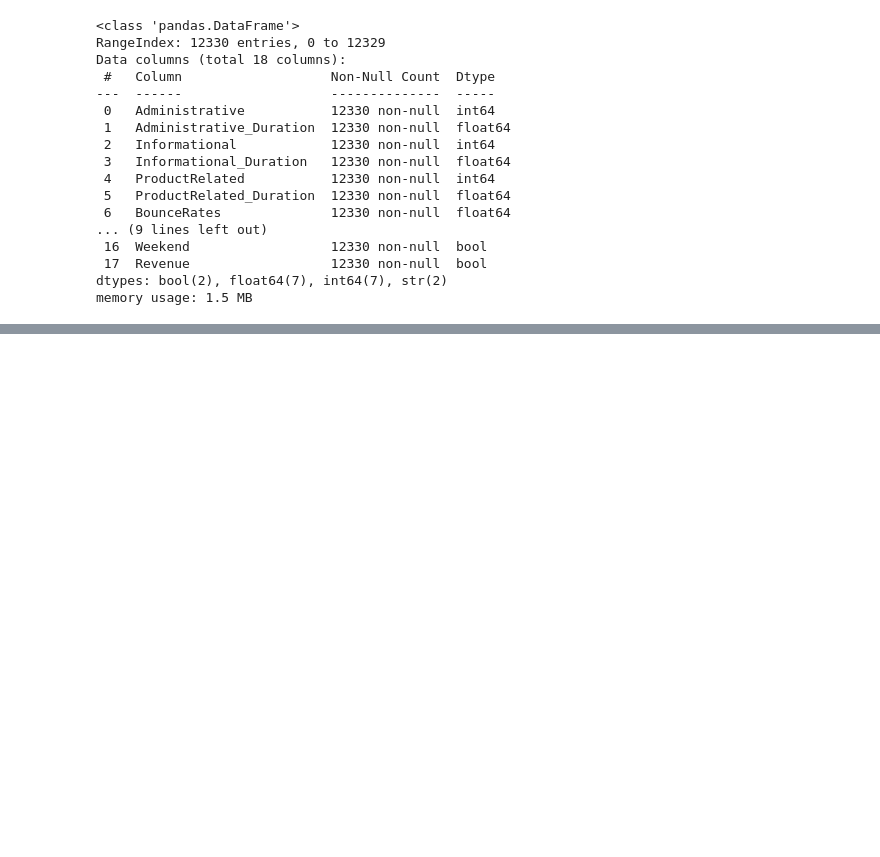
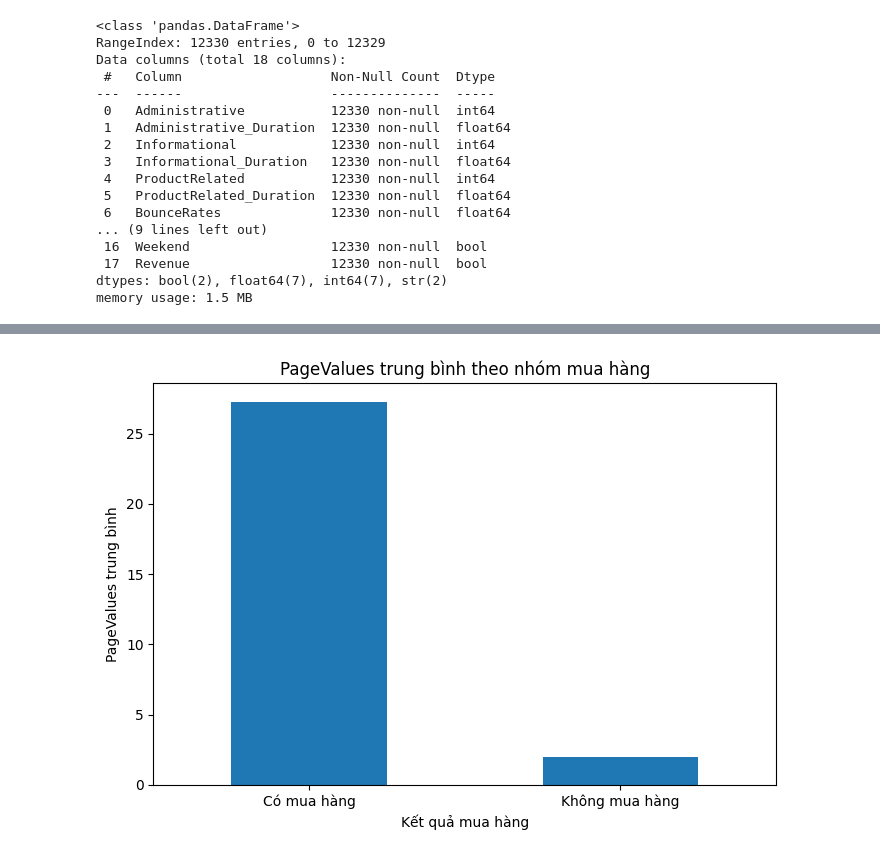
Before and after one commit to LoiDoancode/Dataset, a Jupyter notebook: dataset.ipynb, the cells around one changed output, grey strips where cells are left out. Cells and saved outputs as stored; diff of their text form; code cells hidden in the pictures; blank space fills up the shorter version.

```diff
--- a/dataset.ipynb
+++ b/dataset.ipynb
@@ -287,0 +268,15 @@ plt.show()
+# %%
+plt.figure(figsize=(7, 5))
+
+df_clean.groupby("Revenue_Label")["PageValues"].mean().plot(kind="bar")
+
+plt.title("PageValues trung bình theo nhóm mua hàng")
+plt.xlabel("Kết quả mua hàng")
+plt.ylabel("PageValues trung bình")
+plt.xticks(rotation=0)
+plt.tight_layout()
+
+plt.savefig("chart_02_pagevalues_by_revenue.png", dpi=300)
+plt.show()
+# %% [output]
+[figure, added]
```
Also changed, not shown: parts of 76 cells of this notebook, 9 other files.
